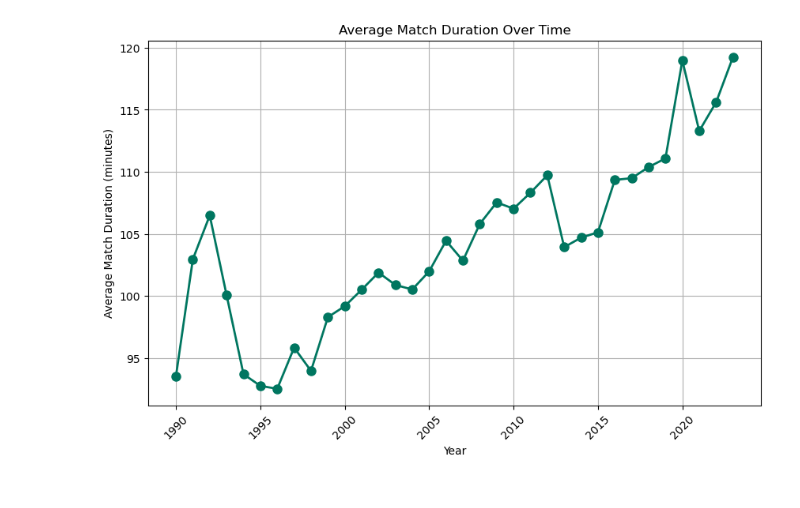
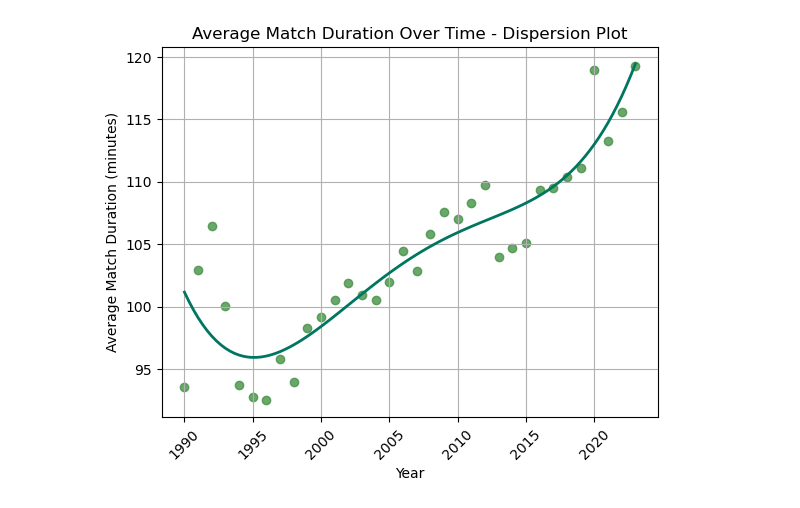
Before and after one commit to yasemitee/SciVIs, a Jupyter notebook: tournament.ipynb, the cells around one changed output. Cells and saved outputs as stored; diff of their text form; code cells hidden in the pictures.

```diff
--- a/tournament.ipynb
+++ b/tournament.ipynb
@@ -46,17 +46,25 @@ plt.show()
 # %%
-#Numero di match per anno
+# Calculate average duration of matches for each year
+atp_matches['tourney_date'] = pd.to_datetime(atp_matches['tourney_date'], format='%Y%m%d')
+atp_matches['year'] = atp_matches['tourney_date'].dt.year
+average_duration = atp_matches.groupby('year')['minutes'].mean()
 
-atp_matches['year'] = pd.to_datetime(atp_matches['tourney_date'], format='%Y%m%d').dt.year
-atp_matches_filtered = atp_matches[atp_matches['year'] >= 1990]
-average_duration = atp_matches_filtered.groupby('year')['minutes'].mean()
+# Fit a polynomial curve to the data points
+x = average_duration.index
+y = average_duration.values
+coefficients = np.polyfit(x, y, 4)
+polynomial = np.poly1d(coefficients)
+x_smooth = np.linspace(x.min(), x.max(), 100)
+y_smooth = polynomial(x_smooth)
 
-plt.figure(figsize=(10, 6))
-plt.plot(average_duration.index, average_duration, marker='o', linestyle='-', color=colors[1], linewidth=2, markersize=8)
+# Plot scatter plot with smooth curve line
+plt.scatter(x, y, color=colors[2], alpha=0.8)
+plt.plot(x_smooth, y_smooth, color=colors[1], linewidth=2)
 plt.xlabel('Year')
 plt.ylabel('Average Match Duration (minutes)')
-plt.title('Average Match Duration Over Time')
+plt.title('Average Match Duration Over Time - Dispersion Plot')
 plt.grid(True)
 plt.xticks(rotation=45)
 plt.show()
 # %% [output]
-[figure, old version]
+[figure, new version]
```
Also changed, not shown: parts of 5 cells of this notebook.
